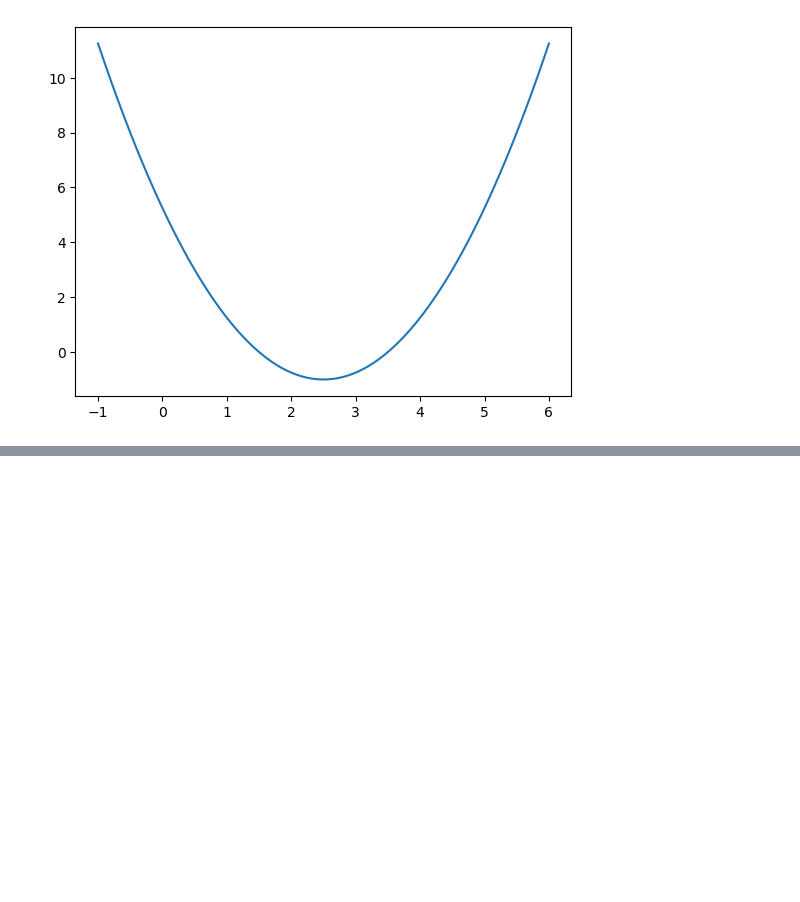
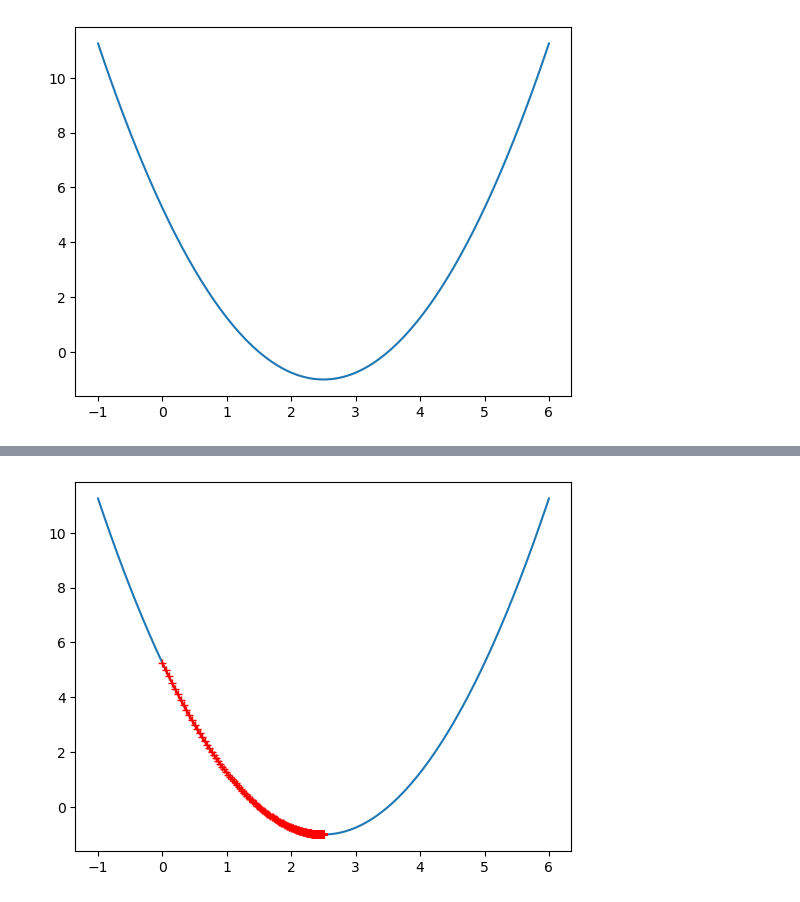
Before and after one commit to qfallen5858/ml, a Jupyter notebook: Gradient-Descent-Simulation.ipynb, the cells around one changed output, grey strips where cells are left out. Cells and saved outputs as stored; diff of their text form; code cells hidden in the pictures; blank space fills up the shorter version.

```diff
--- a/Gradient-Descent-Simulation.ipynb
+++ b/Gradient-Descent-Simulation.ipynb
@@ -35,7 +35,10 @@ def dJ(theta):
   return 2 * (theta - 2.5)
 # %%
 def J(theta):
-  return (theta - 2.5) ** 2 - 1
+  try:
+    return (theta - 2.5) ** 2 - 1
+  except:
+    return float('inf')
 # %%
 theta = 0.0
 epsilon = 1e-8
@@ -56,0 +60,27 @@ SyntaxError: '(' was never closed (2310541448.py, line 14)
+# %%
+def gradient_descent(initial_theta, eta, n_iters=1e4, epsilon=1e-8):
+  theta = initial_theta
+  theta_history.append(theta)
+
+  i_iters = 0
+  while i_iters < n_iters:
+    gradient = dJ(theta)
+    last_theta = theta
+    theta = theta - eta * gradient
+    theta_history.append(theta)
+
+    if(abs(J(theta) - J(last_theta)) < epsilon ):
+      break
+    i_iters +=1
+
+def plot_theta_history():
+  plt.plot(plot_x, J(plot_x))
+  plt.plot(np.array(theta_history), J(np.array(theta_history)), color="red", marker="+")
+  plt.show()
+# %%
+eta = 0.01
+theta_history = []
+gradient_descent(0. , eta)
+plot_theta_history()
+# %% [output]
+[figure, added]
```
Also changed, not shown: parts of 5 cells of this notebook, 5 other files.
